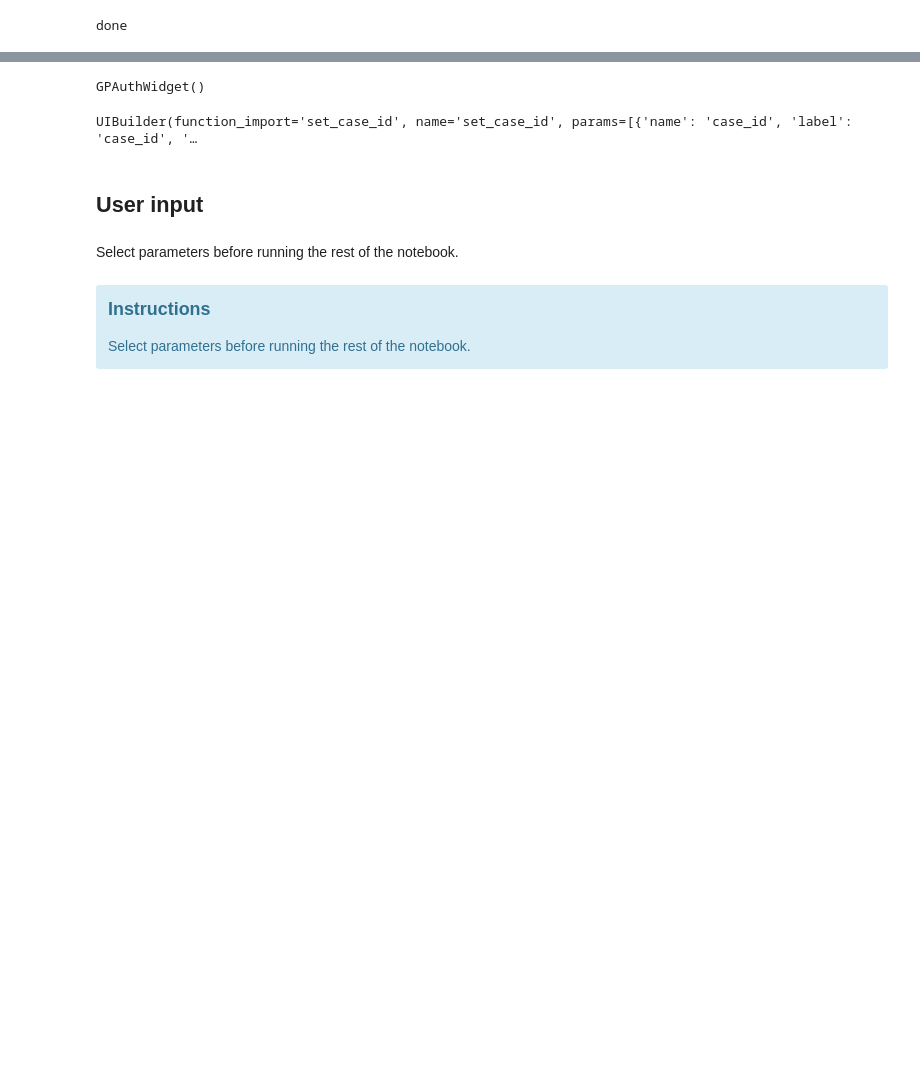
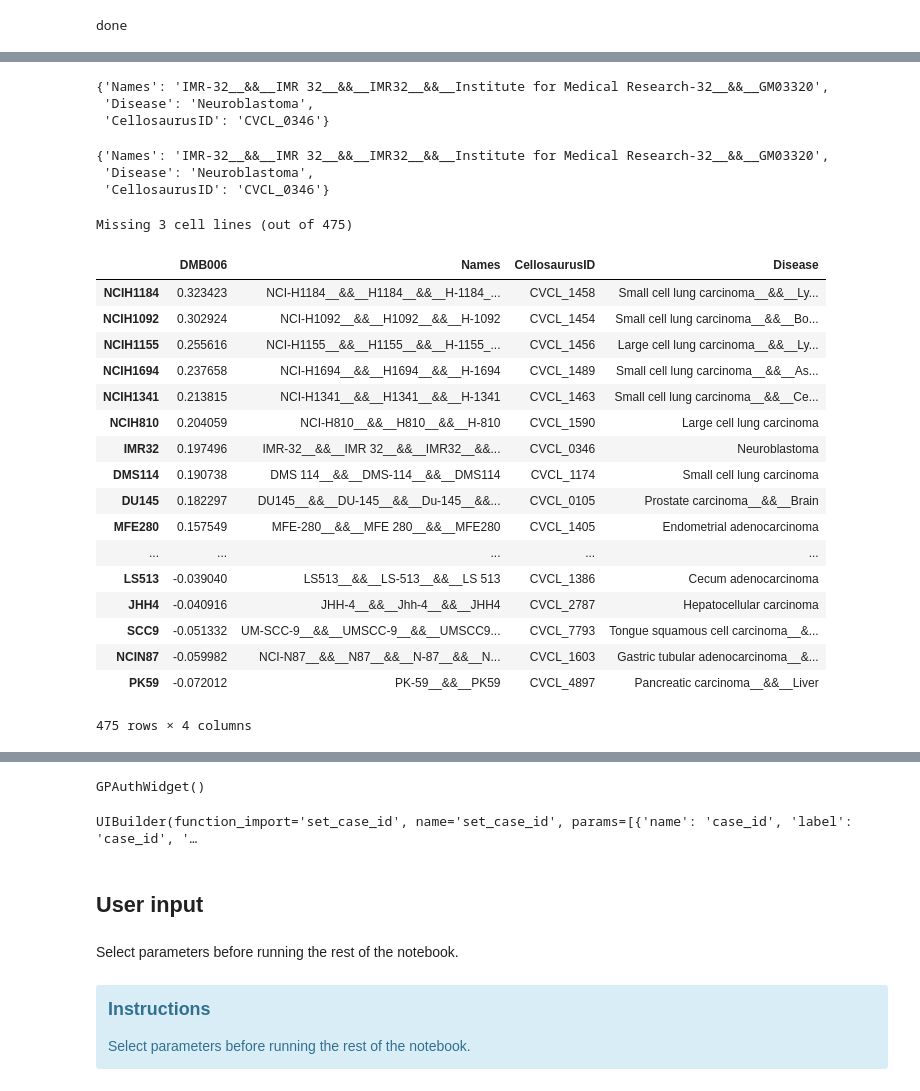
Before and after one commit to edjuaro/pdx-hts, a Jupyter notebook: Notebooks/optional_step_prepare_cell_line_dictionaries.ipynb, the cells around one changed output, grey strips where cells are left out. Saved outputs shown, nothing was run; the diff lists cells and outputs as text; code cells hidden in the pictures; blank space fills up the shorter version.

```diff
--- a/Notebooks/optional_step_prepare_cell_line_dictionaries.ipynb
+++ b/Notebooks/optional_step_prepare_cell_line_dictionaries.ipynb
@@ -227,0 +545,53 @@ all_lines = pickle.load(file=open('data/raw/cellosaurus/cellosaurus_all_cell_lin
+# %%
+name2dic[standarize_string('IMR32')]
+# %% [output]
+{'Names': 'IMR-32__&&__IMR 32__&&__IMR32__&&__Institute for Medical Research-32__&&__GM03320',
+ 'Disease': 'Neuroblastoma',
+ 'CellosaurusID': 'CVCL_0346'}
+# %%
+name2dic[standarize_string('IMR32')]
+# %% [output]
+{'Names': 'IMR-32__&&__IMR 32__&&__IMR32__&&__Institute for Medical Research-32__&&__GM03320',
+ 'Disease': 'Neuroblastoma',
+ 'CellosaurusID': 'CVCL_0346'}
+# %%
+ccle = pd.read_csv(os.path.join(setup.discover_out_dir,"cell_lines_IDs_and_types_ccle.csv"),index_col=0)
+missing = 0
+for ix, row in ccle.iterrows():
+    name = standarize_string(ix)
+    try:
+        dic = name2dic[name]
+    except KeyError:
+#         print(ix,name)
+        missing += 1
+        dic = {}
+        dic['Names'] = ix
+        dic['Disease'] = 'N/A'
+        dic['CellosaurusID'] = 'N/A'
+    ccle.loc[ix,'Names'] = dic['Names']
+    ccle.loc[ix,'CellosaurusID'] = dic['CellosaurusID']
+    ccle.at[ix,'Disease'] = dic['Disease']
+if missing >0:
+    print(f'Missing {missing} cell lines (out of {len(ccle)})')
+ccle.to_excel(os.path.join(setup.discover_out_dir,"processed_cell_lines_info_ccle.xlsx"))
+ccle
+# %% [output]
+Missing 3 cell lines (out of 475)
+|  | DMB006 | Names | CellosaurusID | Disease |
+| NCIH1184 | 0.323423 | NCI-H1184__&&__H1184__&&__H-1184_... | CVCL_1458 | Small cell lung carcinoma__&&__Ly... |
+| NCIH1092 | 0.302924 | NCI-H1092__&&__H1092__&&__H-1092 | CVCL_1454 | Small cell lung carcinoma__&&__Bo... |
+| NCIH1155 | 0.255616 | NCI-H1155__&&__H1155__&&__H-1155_... | CVCL_1456 | Large cell lung carcinoma__&&__Ly... |
+| NCIH1694 | 0.237658 | NCI-H1694__&&__H1694__&&__H-1694 | CVCL_1489 | Small cell lung carcinoma__&&__As... |
+| NCIH1341 | 0.213815 | NCI-H1341__&&__H1341__&&__H-1341 | CVCL_1463 | Small cell lung carcinoma__&&__Ce... |
+| NCIH810 | 0.204059 | NCI-H810__&&__H810__&&__H-810 | CVCL_1590 | Large cell lung carcinoma |
+| IMR32 | 0.197496 | IMR-32__&&__IMR 32__&&__IMR32__&&... | CVCL_0346 | Neuroblastoma |
+| DMS114 | 0.190738 | DMS 114__&&__DMS-114__&&__DMS114 | CVCL_1174 | Small cell lung carcinoma |
+| DU145 | 0.182297 | DU145__&&__DU-145__&&__Du-145__&&... | CVCL_0105 | Prostate carcinoma__&&__Brain |
+| MFE280 | 0.157549 | MFE-280__&&__MFE 280__&&__MFE280 | CVCL_1405 | Endometrial adenocarcinoma |
+| ... | ... | ... | ... | ... |
+| LS513 | -0.039040 | LS513__&&__LS-513__&&__LS 513 | CVCL_1386 | Cecum adenocarcinoma |
+| JHH4 | -0.040916 | JHH-4__&&__Jhh-4__&&__JHH4 | CVCL_2787 | Hepatocellular carcinoma |
+| SCC9 | -0.051332 | UM-SCC-9__&&__UMSCC-9__&&__UMSCC9... | CVCL_7793 | Tongue squamous cell carcinoma__&... |
+| NCIN87 | -0.059982 | NCI-N87__&&__N87__&&__N-87__&&__N... | CVCL_1603 | Gastric tubular adenocarcinoma__&... |
+| PK59 | -0.072012 | PK-59__&&__PK59 | CVCL_4897 | Pancreatic carcinoma__&&__Liver |
+475 rows × 4 columns
```
Also changed, not shown: parts of 35 cells of this notebook, 8 other files.
